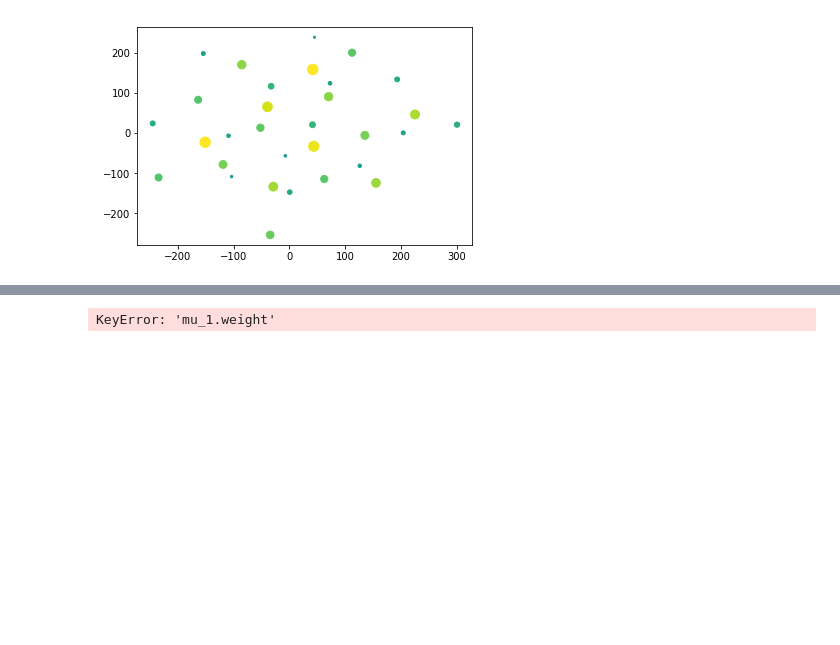
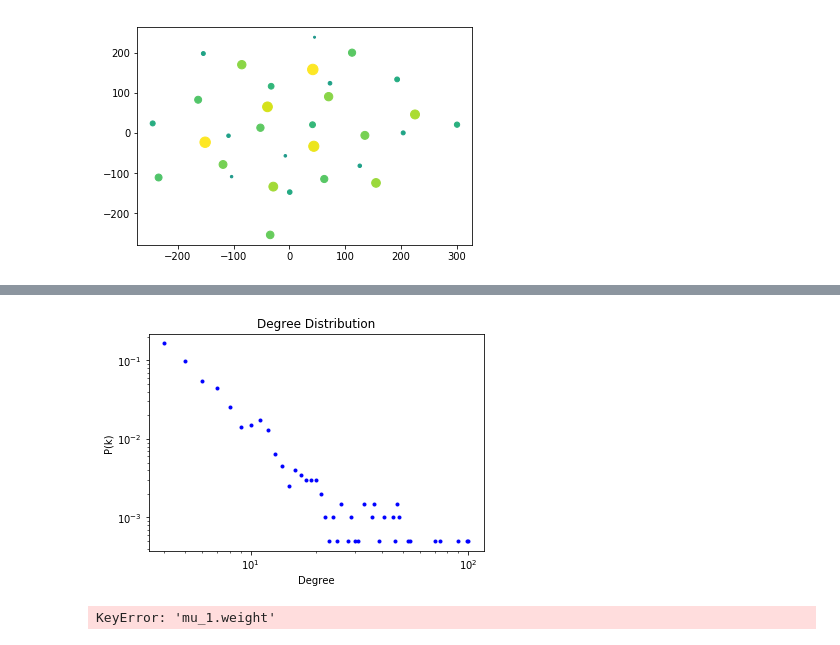
Before and after one commit to louisv123/COLGE, a Jupyter notebook: test.ipynb, the cells around one changed output, grey strips where cells are left out. Cells and saved outputs as stored; diff of their text form; code cells hidden in the pictures; blank space fills up the shorter version.

```diff
--- a/test.ipynb
+++ b/test.ipynb
@@ -1231,3 +1233,23 @@ nx.draw(g,with_labels=True)
+# %%
+seed=12
+from collections import Counter
+#g = nx.erdos_renyi_graph(n=2000, p=0.14, seed=seed)
+G = nx.barabasi_albert_graph(n=1000,m=4,seed=seed)
+degree_sequence = sorted([d for n, d in G.degree()], reverse=True)  # degree sequence
+degreeCount = Counter(degree_sequence)
+deg, cnt = zip(*degreeCount.items())
+# %%
+fig, ax = plt.subplots()
+plt.loglog(deg, [x/2000 for x in list(cnt)], 'b.')
+
+plt.title("Degree Distribution")
+plt.ylabel("P(k)")
+plt.xlabel("Degree")
+#plt.xlim([-10,200])
+
+plt.show()
+# %% [output]
+[figure, added]
 # %%
 torch.matmul(torch.from_numpy(nx.adj_matrix(g).todense()).type(torch.FloatTensor),weight['mu_1.weight'])
 # %% [output]
```
Also changed, not shown: parts of 12 cells of this notebook, 6 other files.
